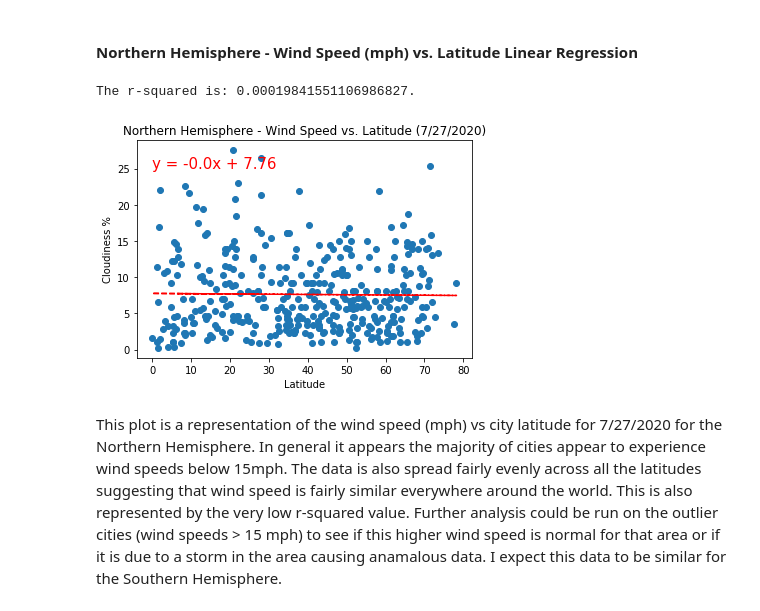
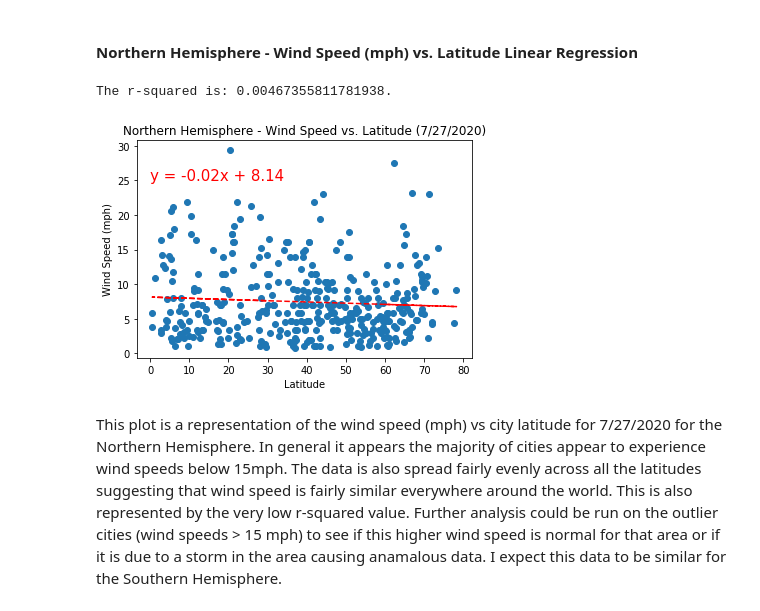
Before and after one commit to SarahZ22/python-api-challenge, a Jupyter notebook: WeatherPy/WeatherPy.ipynb, the cells around one changed output. Saved outputs shown, nothing was run; the diff lists cells and outputs as text; code cells hidden in the pictures.

```diff
--- a/WeatherPy/WeatherPy.ipynb
+++ b/WeatherPy/WeatherPy.ipynb
@@ -334,15 +334,15 @@ This plot is a representation of the cloudiness percent vs city latitude for 7/2
 # %%
 x_values = northerndf["Lat"]
 y_values = northerndf["Windspeed (mph)"]
-y_label = "Cloudiness %"
+y_label = "Wind Speed (mph)"
 title = "Northern Hemisphere - Wind Speed vs. Latitude (7/27/2020)"
 file_name = "northhem_latvswind"
 lineposition = (0,25)
 
 regressplots(x_values, y_values, y_label, title, file_name, lineposition)
 # %% [output]
-The r-squared is: 0.00019841551106986827.
+The r-squared is: 0.00467355811781938.
-[figure, old version]
+[figure, new version]
 # %% [markdown]
 This plot is a representation of the wind speed (mph) vs city latitude for 7/27/2020 for the Northern Hemisphere. In general it appears the majority of cities appear to experience wind speeds below 15mph. The data is also spread fairly evenly across all the latitudes suggesting that wind speed is fairly similar everywhere around the world. This is also represented by the very low r-squared value. Further analysis could be run on the outlier cities (wind speeds > 15 mph) to see if this higher wind speed is normal for that area or if it is due to a storm in the area causing anamalous data. I expect this data to be similar for the Southern Hemisphere.
 # %% [markdown]
```
Also changed, not shown: parts of 14 cells of this notebook, 14 other files.
